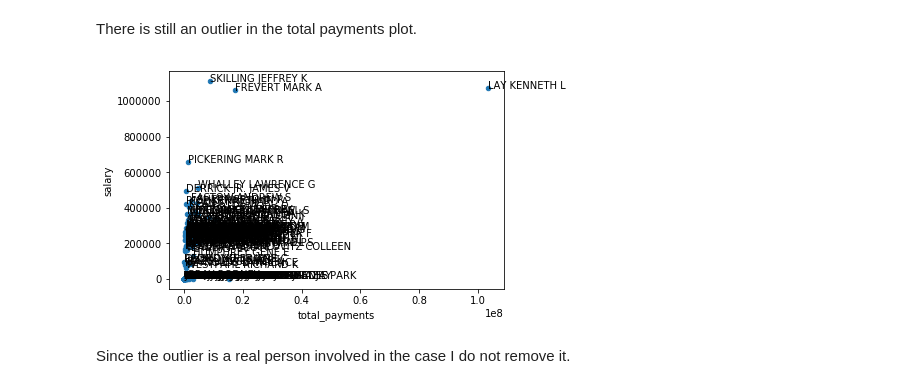
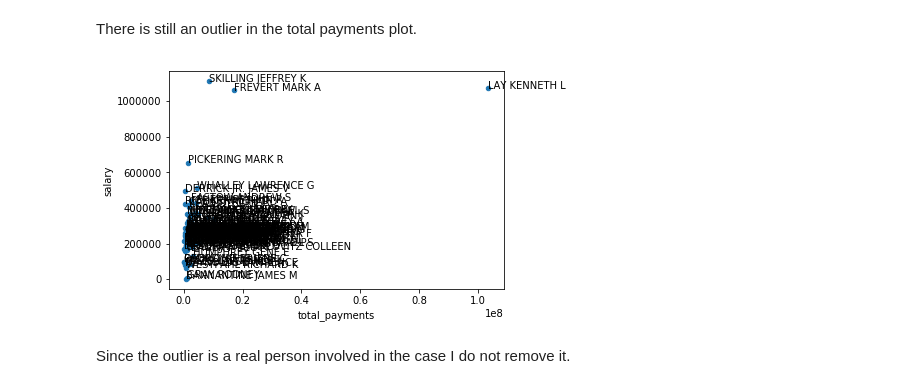
Before and after one commit to mbunse/ud120-projects, a Jupyter notebook: final_project/Look At Enron data set.ipynb, the cells around one changed output. Cells and saved outputs as stored; diff of their text form; code cells hidden in the pictures.

```diff
--- a/final_project/Look At Enron data set.ipynb
+++ b/final_project/Look At Enron data set.ipynb
@@ -259,7 +246,12 @@ array([[<matplotlib.axes._subplots.AxesSubplot object at 0x...>,
 ax = data.plot.scatter(x="salary", y="bonus")
 def label_point(data, x, y, ax):
     for i, point in data.iterrows():
-        ax.text(point[x], point[y], i)
+        if np.isnan(point[x]) or np.isnan(point[y]):
+            continue
+        else:
+            #print "x, y", point[x], point[y]
+            ax.text(point[x], point[y], i)
+
 label_point(data, "salary", "bonus", ax)
 plt.draw()
 # %% [output]
@@ -281,13 +273,10 @@ ax = scatter_matrix(data[["salary", "bonus", "total_payments"]], figsize=(18,10)
 There is still an outlier in the total payments plot.
 # %%
 ax = data.plot.scatter(x="total_payments", y="salary")
-def label_point(data, x, y, ax):
-    for i, point in data.iterrows():
-        ax.text(point[x], point[y], i)
 label_point(data, "total_payments", "salary", ax)
 plt.draw()
 # %% [output]
-[figure, old version]
+[figure, new version]
 # %% [markdown]
 Since the outlier is a real person involved in the case I do not remove it.
 # %% [markdown]
```
Also changed, not shown: parts of 23 cells of this notebook.
